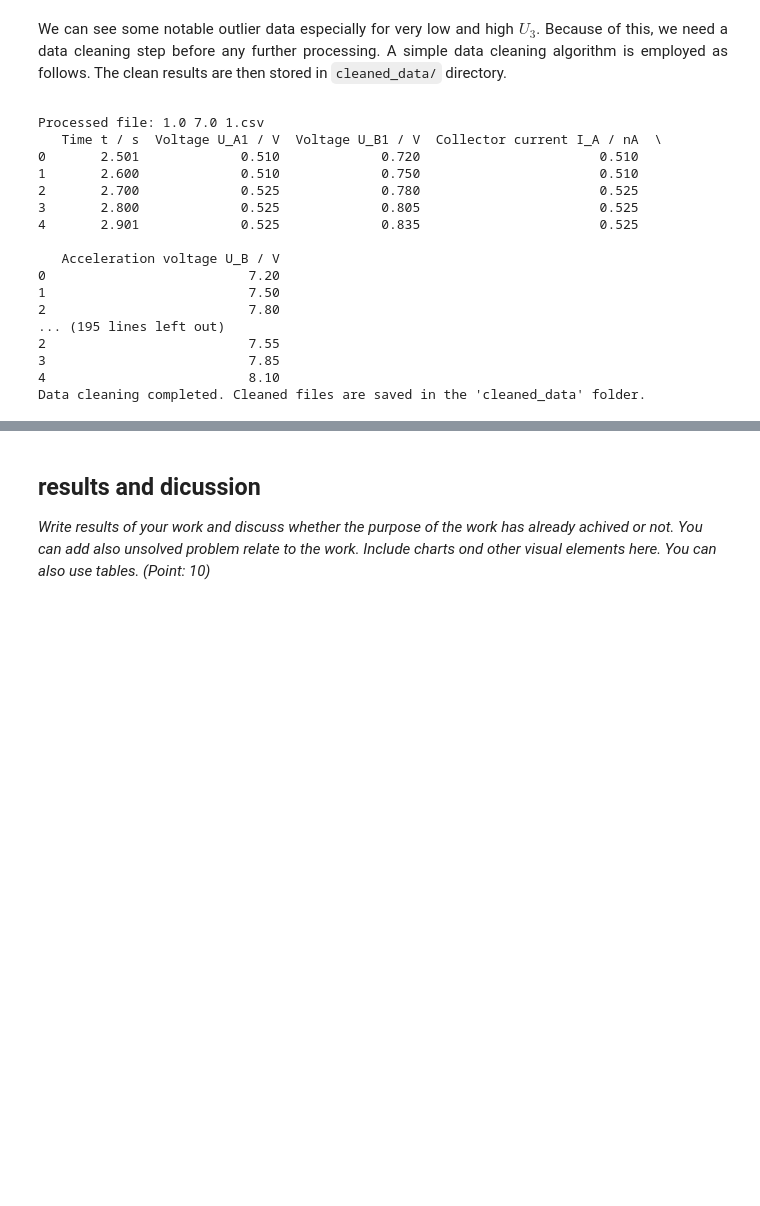
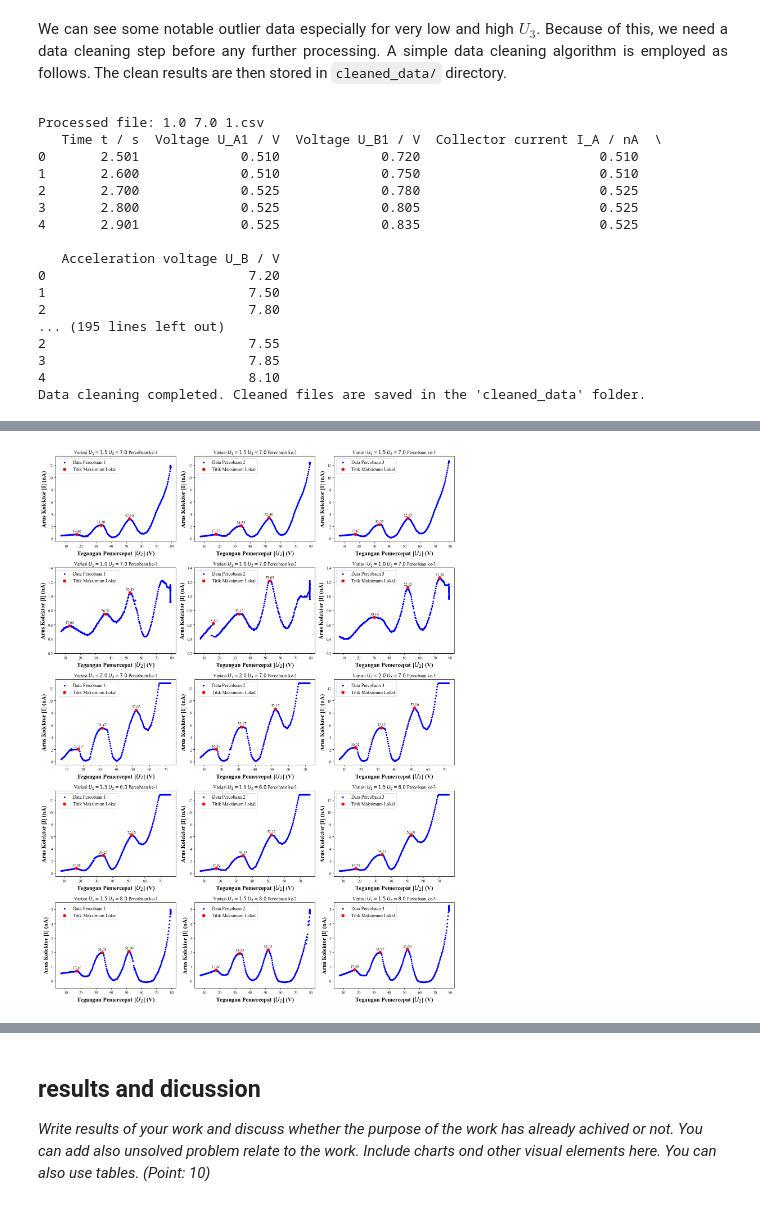
Before and after one commit to JonathanSugijanto/PGDA_final-project_9, a Jupyter notebook: final_report.ipynb, the cells around one changed output, grey strips where cells are left out. Cells and saved outputs as stored; diff of their text form; code cells hidden in the pictures; blank space fills up the shorter version.

Commit message:
method is finished up to peaks identifications

```diff
--- a/final_report.ipynb
+++ b/final_report.ipynb
@@ -355,0 +325,9 @@ for filename in os.listdir(input_directory):
+# %%
+# Path ke folder data CSV
+folder_path = 'cleaned_data/'  # Ganti dengan path folder yang benar
+csv_files = ["1.5 7.0 1.csv", "1.5 7.0 2.csv", "1.5 7.0 3.csv",
+             "1.0 7.0 1.csv", "1.0 7.0 2.csv", "1.0 7.0 3.csv",
+             "2.0 7.0 1.csv", "2.0 7.0 2.csv", "2.0 7.0 3.csv",
+             "1.5 6.0 1.csv", "1.5 6.0 2.csv", "1.5 6.0 3.csv",
+             "1.5 8.0 1.csv", "1.5 8.0 2.csv", "1.5 8.0 3.csv"]
+separator = ","
@@ -355,0 +356,76 @@ for filename in os.listdir(input_directory):
+# %%
+# peaks identification
+
+# Set the font to Times New Roman
+mpl.rcParams['font.family'] = 'Times New Roman'
+
+# Set up a figure with 5x3 subplots
+fig, axes = plt.subplots(5, 3, figsize=(15, 20))  # Adjust size as needed
+axes = axes.flatten()  # Flatten to simplify indexing
+n=0
+
+# matrix to store the peaks' U3
+x_peak = [[[0 for _ in range(3)] for _ in range(3)] for _ in range(5)]
+
+# Loop through each csv
+for i, csv_file in enumerate(csv_files[:15]):
+    n+=1 # grafik ke berapa
+    variasi_ke = (n-1) // 3 + 1
+    percobaan_ke = n % 3
+    if(percobaan_ke == 0):
+        percobaan_ke +=3
+
+    # Load data from the current csv
+    file_path = os.path.join(folder_path, csv_file)
+    data = pd.read_csv(file_path, sep=separator)
+
+    # 'x' and 'y' columns in each csv
+    x = data['Acceleration voltage U_B / V']
+    y = data['Collector current I_A / nA']
+
+    # Find local peaks in the y data
+    peaks0, _ = find_peaks(y, distance=30)
+    if(n==7): # fine tune graph ke7
+        x_numpy = np.array(x)
+        lowest_index = np.where(x_numpy > 13)[0][0]
+        y_dummy = y.copy()
+        y_dummy[:lowest_index] = [0 for i in range(lowest_index)]
+        peaks0, _ = find_peaks(y_dummy, distance=30)
+
+    # remove x lower than 10V, higher than 77V
+    peaks1 = np.array(peaks0)
+    peaks = peaks1[(x[peaks1] >= 10) & (x[peaks1] <= 77)]
+    peaks2 = peaks.copy()
+    ref = y[peaks[0]]
+    for j in peaks:
+        if(y[j]<ref):
+            peaks2 = remove_value(peaks,j)
+        else:
+            ref= y[j]
+    peaks = peaks2
+
+    # Plot on the corresponding subplot
+    ax = axes[i]
+    # Scatter plot for the current csv
+    ax.scatter(x, y, color='blue', s=10, label=('Data Percobaan '+str(percobaan_ke)))
+    ax.scatter(x[peaks[:3]], y[peaks[:3]], color='red', s=50, label='Titik Maksimum Lokal')
+
+    # Annotate each peak with its x-coordinate
+    peak_count = 0
+    for peak in peaks[:3]:
+        x_peak[variasi_ke - 1][percobaan_ke - 1][peak_count] = avg_peak(x, y, peak)
+        ax.annotate(f"{x_peak[variasi_ke - 1][percobaan_ke - 1][peak_count]:.2f}", (x[peak], y[peak]), textcoords="offset points", xytext=(0,5), ha='center')
+        peak_count += 1
+
+
+    # Set titles and labels for each subplot
+    ax.set_xlabel('Tegangan Pemercepat [$U_{2}$] (V)', fontsize=15, fontweight='bold')
+    ax.set_ylabel('Arus Kolektor [I] (nA)', fontsize=15, fontweight='bold')
+    ax.legend(fontsize=12, loc='upper left')
+    ax.set_title(f'Variasi $U_{1}={csv_file[0:3]}$ $U_{3}={csv_file[4:7]}$ Percobaan ke-{csv_file[8]}')
+    adjust_ylim(variasi_ke, (-0.5,13.5), (0.2, 1.4), (-0.5, 13.5), (-0.5, 13.5), (-0.5, 5.5), ax)
+
+plt.tight_layout()
+plt.show()
+# %% [output]
+[figure, added]
```
Also changed, not shown: parts of 4 cells of this notebook.
